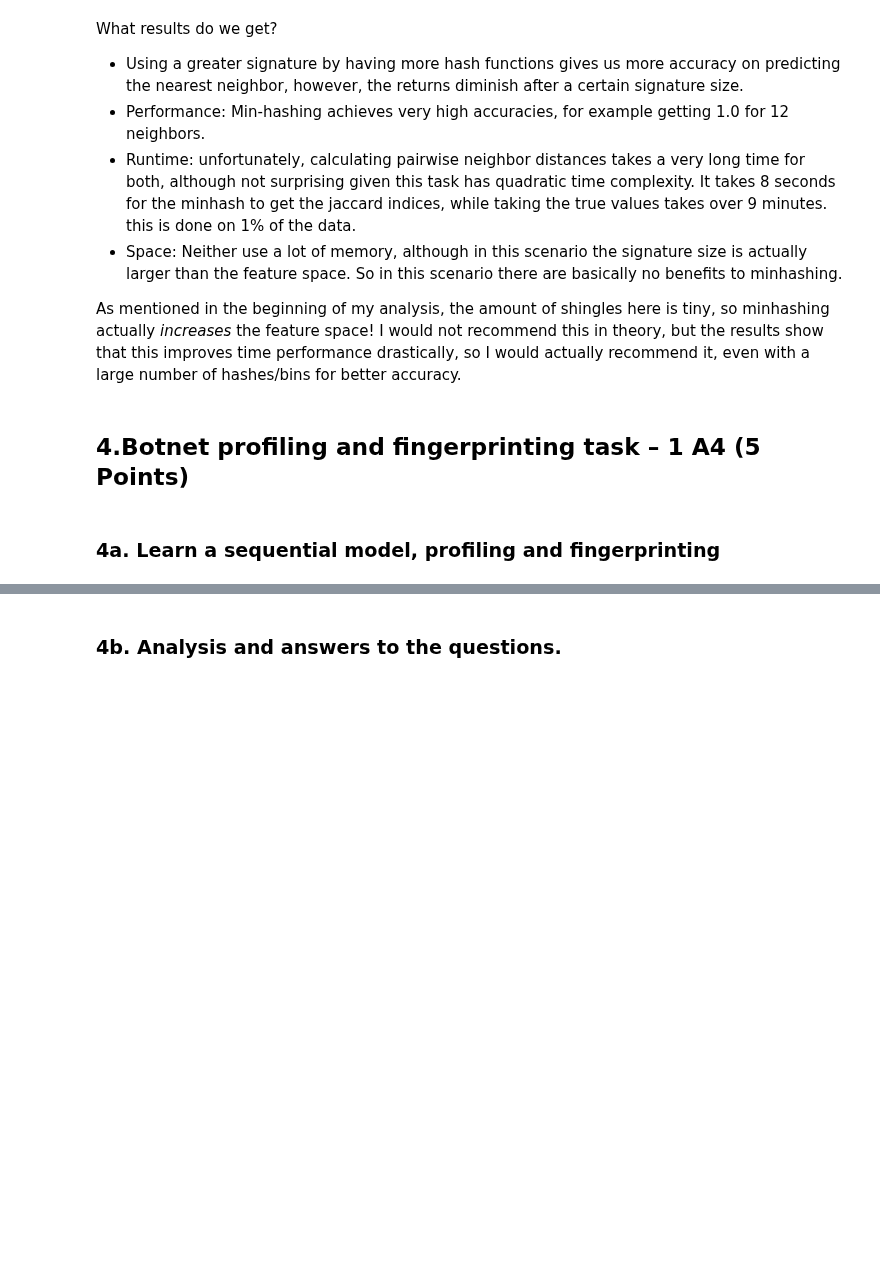
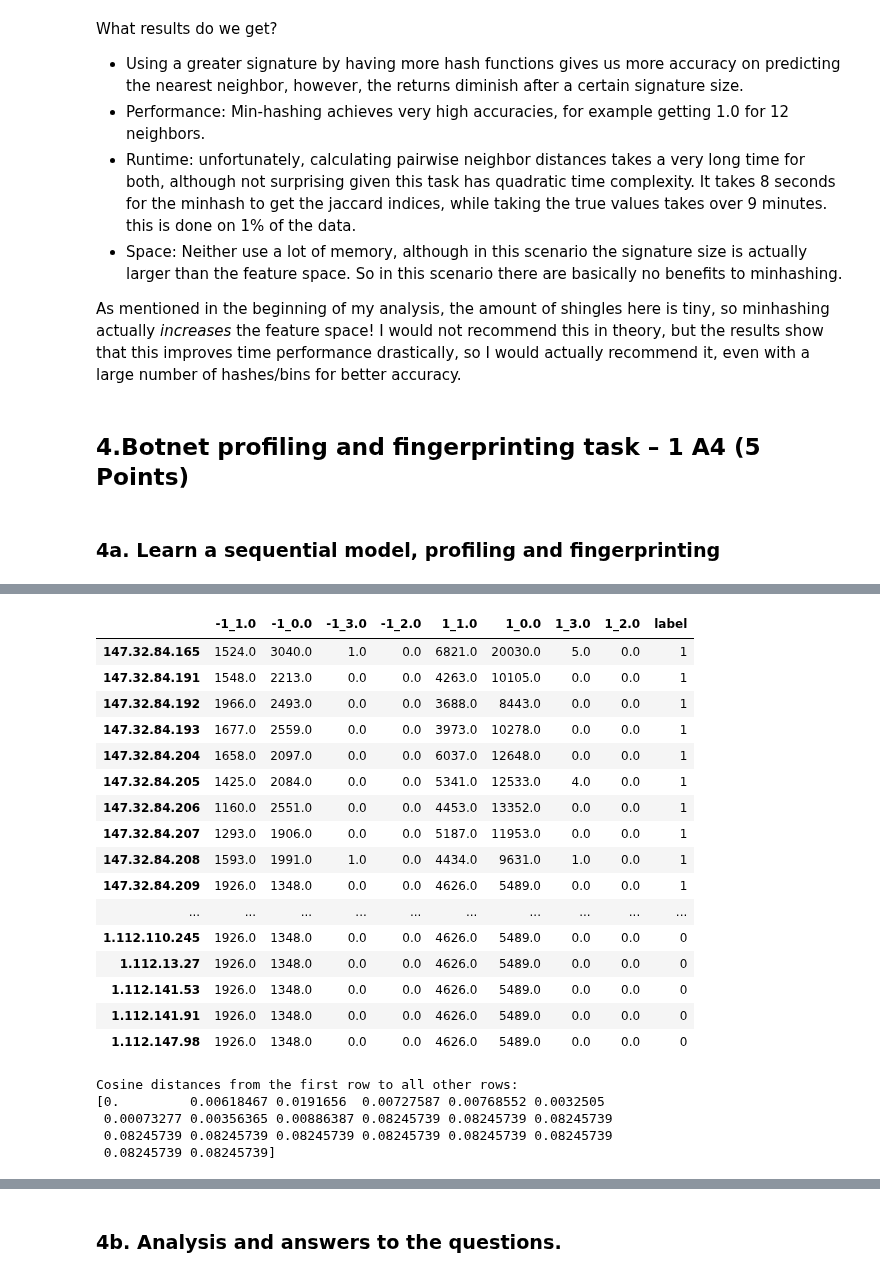
Before and after one commit to amar-mesic/cyber-data, a Jupyter notebook: lab-3/Lab3.ipynb, the cells around one changed output, grey strips where cells are left out. Drawn from its saved outputs; the diff is of its cells as text; code cells hidden in the pictures; blank space fills up the shorter version.

```diff
--- a/lab-3/Lab3.ipynb
+++ b/lab-3/Lab3.ipynb
@@ -1122,0 +1123,40 @@ pd.concat([train_signature, test_signatures]).shape
+# %%
+signatures
+# %% [output]
+|  | -1_1.0 | -1_0.0 | -1_3.0 | -1_2.0 | 1_1.0 | 1_0.0 | 1_3.0 | 1_2.0 | label |
+| 147.32.84.165 | 1524.0 | 3040.0 | 1.0 | 0.0 | 6821.0 | 20030.0 | 5.0 | 0.0 | 1 |
+| 147.32.84.191 | 1548.0 | 2213.0 | 0.0 | 0.0 | 4263.0 | 10105.0 | 0.0 | 0.0 | 1 |
+| 147.32.84.192 | 1966.0 | 2493.0 | 0.0 | 0.0 | 3688.0 | 8443.0 | 0.0 | 0.0 | 1 |
+| 147.32.84.193 | 1677.0 | 2559.0 | 0.0 | 0.0 | 3973.0 | 10278.0 | 0.0 | 0.0 | 1 |
+| 147.32.84.204 | 1658.0 | 2097.0 | 0.0 | 0.0 | 6037.0 | 12648.0 | 0.0 | 0.0 | 1 |
+| 147.32.84.205 | 1425.0 | 2084.0 | 0.0 | 0.0 | 5341.0 | 12533.0 | 4.0 | 0.0 | 1 |
+| 147.32.84.206 | 1160.0 | 2551.0 | 0.0 | 0.0 | 4453.0 | 13352.0 | 0.0 | 0.0 | 1 |
+| 147.32.84.207 | 1293.0 | 1906.0 | 0.0 | 0.0 | 5187.0 | 11953.0 | 0.0 | 0.0 | 1 |
+| 147.32.84.208 | 1593.0 | 1991.0 | 1.0 | 0.0 | 4434.0 | 9631.0 | 1.0 | 0.0 | 1 |
+| 147.32.84.209 | 1926.0 | 1348.0 | 0.0 | 0.0 | 4626.0 | 5489.0 | 0.0 | 0.0 | 1 |
+| ... | ... | ... | ... | ... | ... | ... | ... | ... | ... |
+| 1.112.110.245 | 1926.0 | 1348.0 | 0.0 | 0.0 | 4626.0 | 5489.0 | 0.0 | 0.0 | 0 |
+| 1.112.13.27 | 1926.0 | 1348.0 | 0.0 | 0.0 | 4626.0 | 5489.0 | 0.0 | 0.0 | 0 |
+| 1.112.141.53 | 1926.0 | 1348.0 | 0.0 | 0.0 | 4626.0 | 5489.0 | 0.0 | 0.0 | 0 |
+| 1.112.141.91 | 1926.0 | 1348.0 | 0.0 | 0.0 | 4626.0 | 5489.0 | 0.0 | 0.0 | 0 |
+| 1.112.147.98 | 1926.0 | 1348.0 | 0.0 | 0.0 | 4626.0 | 5489.0 | 0.0 | 0.0 | 0 |
+# %%
+# Extract the relevant columns (last 4 columns in this case)
+features = signatures.drop('label', axis=1)
+
+# Calculate cosine similarity
+cos_sim = cosine_similarity(features)
+
+# Convert cosine similarity to cosine distance
+cos_dist = 1 - cos_sim
+
+# Display the cosine distances between the first row and all other rows
+first_row_distances = cos_dist[0]
+print("Cosine distances from the first row to all other rows:")
+print(first_row_distances)
+# %% [output]
+Cosine distances from the first row to all other rows:
+[0.         0.00618467 0.0191656  0.00727587 0.00768552 0.0032505
+ 0.00073277 0.00356365 0.00886387 0.08245739 0.08245739 0.08245739
+ 0.08245739 0.08245739 0.08245739 0.08245739 0.08245739 0.08245739
+ 0.08245739 0.08245739]
```
Also changed, not shown: parts of 18 cells of this notebook, 4 other files.
